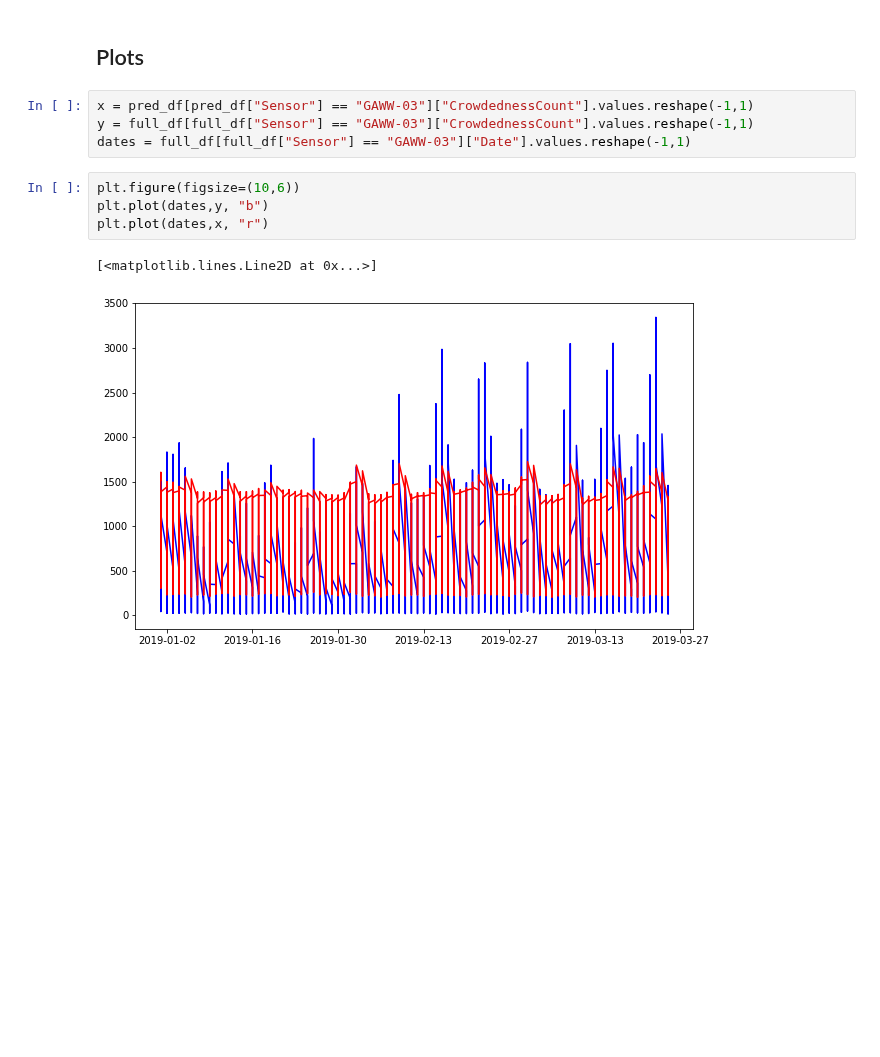
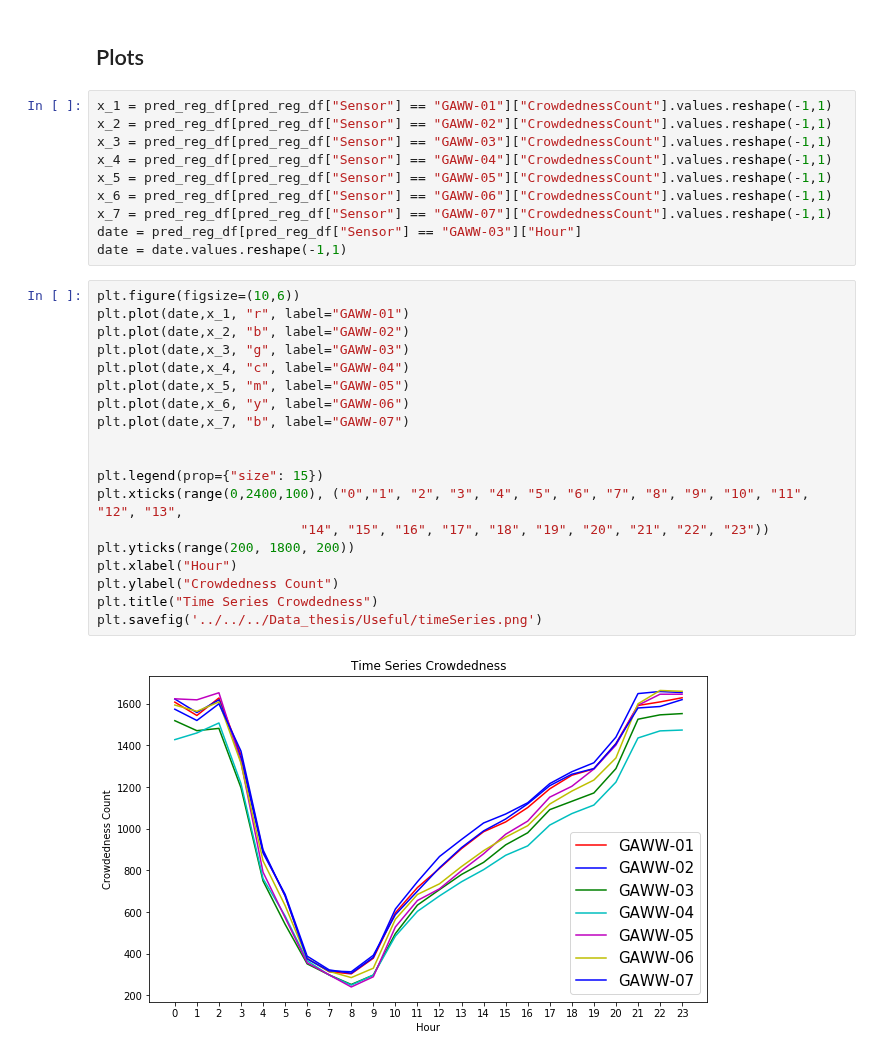
Before and after one commit to LeDon96/CrowdednessPrediction, a Jupyter notebook: Jupyter Notebooks/Time Series.ipynb, the cells around one changed output. Cells and saved outputs as stored; diff of their text form; blank space fills up the shorter version.

Commit message:
improved plots

```diff
--- a/Jupyter Notebooks/Time Series.ipynb
+++ b/Jupyter Notebooks/Time Series.ipynb
@@ -37,14 +49,34 @@ full_df.head()
 5 rows × 38 columns
 # %% [markdown]
 ## Plots
-# %%
-x = pred_df[pred_df["Sensor"] == "GAWW-03"]["CrowdednessCount"].values.reshape(-1,1)
-y = full_df[full_df["Sensor"] == "GAWW-03"]["CrowdednessCount"].values.reshape(-1,1)
-dates = full_df[full_df["Sensor"] == "GAWW-03"]["Date"].values.reshape(-1,1)
-# %%
-plt.figure(figsize=(10,6))
-plt.plot(dates,y, "b")
-plt.plot(dates,x, "r")
-# %% [output]
-[<matplotlib.lines.Line2D at 0x...>]
-[figure, removed]
+# %%
+x_1 = pred_reg_df[pred_reg_df["Sensor"] == "GAWW-01"]["CrowdednessCount"].values.reshape(-1,1)
+x_2 = pred_reg_df[pred_reg_df["Sensor"] == "GAWW-02"]["CrowdednessCount"].values.reshape(-1,1)
+x_3 = pred_reg_df[pred_reg_df["Sensor"] == "GAWW-03"]["CrowdednessCount"].values.reshape(-1,1)
+x_4 = pred_reg_df[pred_reg_df["Sensor"] == "GAWW-04"]["CrowdednessCount"].values.reshape(-1,1)
+x_5 = pred_reg_df[pred_reg_df["Sensor"] == "GAWW-05"]["CrowdednessCount"].values.reshape(-1,1)
+x_6 = pred_reg_df[pred_reg_df["Sensor"] == "GAWW-06"]["CrowdednessCount"].values.reshape(-1,1)
+x_7 = pred_reg_df[pred_reg_df["Sensor"] == "GAWW-07"]["CrowdednessCount"].values.reshape(-1,1)
+date = pred_reg_df[pred_reg_df["Sensor"] == "GAWW-03"]["Hour"]
+date = date.values.reshape(-1,1)
+# %%
+plt.figure(figsize=(10,6))
+plt.plot(date,x_1, "r", label="GAWW-01")
+plt.plot(date,x_2, "b", label="GAWW-02")
+plt.plot(date,x_3, "g", label="GAWW-03")
+plt.plot(date,x_4, "c", label="GAWW-04")
+plt.plot(date,x_5, "m", label="GAWW-05")
+plt.plot(date,x_6, "y", label="GAWW-06")
+plt.plot(date,x_7, "b", label="GAWW-07")
+
+
+plt.legend(prop={"size": 15})
+plt.xticks(range(0,2400,100), ("0","1", "2", "3", "4", "5", "6", "7", "8", "9", "10", "11", "12", "13",
+                          "14", "15", "16", "17", "18", "19", "20", "21", "22", "23"))
+plt.yticks(range(200, 1800, 200))
+plt.xlabel("Hour")
+plt.ylabel("Crowdedness Count")
+plt.title("Time Series Crowdedness")
+plt.savefig('../../../Data_thesis/Useful/timeSeries.png')
+# %% [output]
+[figure, added]
```
Also changed, not shown: parts of 5 cells of this notebook, 1 other file.
